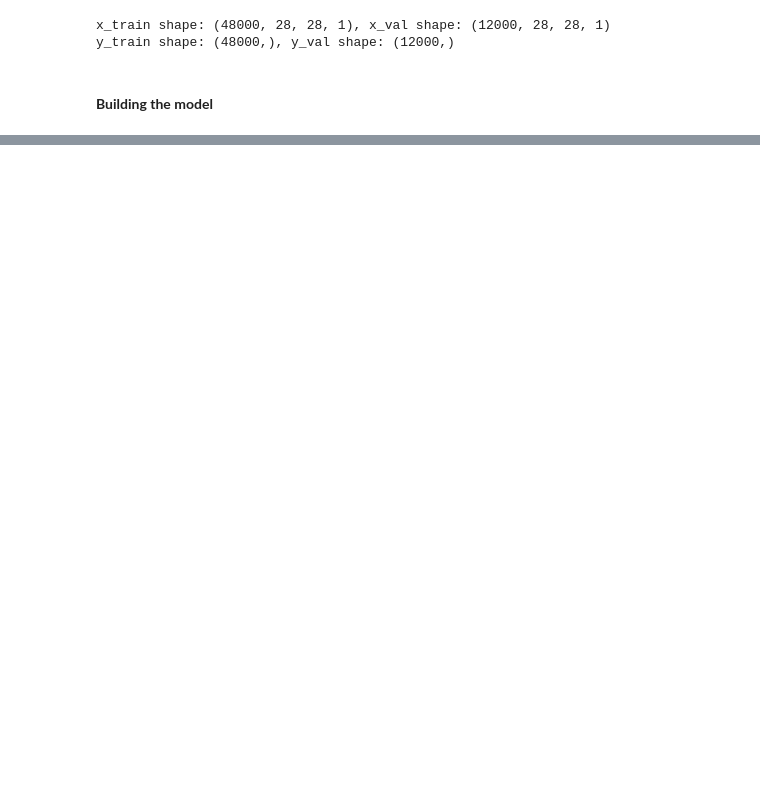
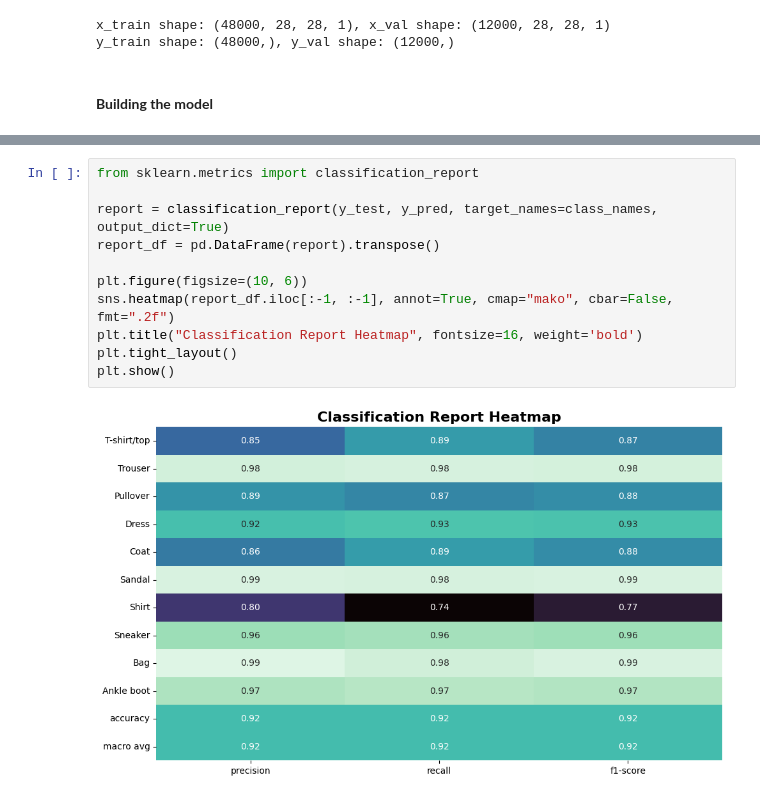
Before and after one commit to samarthsm1100/PICT-Lab, a Jupyter notebook: SEM-8/DL/Fashion.ipynb, the cells around one changed output, grey strips where cells are left out. Saved outputs shown, nothing was run; the diff lists cells and outputs as text; blank space fills up the shorter version.

```diff
--- a/SEM-8/DL/Fashion.ipynb
+++ b/SEM-8/DL/Fashion.ipynb
@@ -212 +221,14 @@ Predicted class for first test image: 9
+# %%
+from sklearn.metrics import classification_report
+
+report = classification_report(y_test, y_pred, target_names=class_names, output_dict=True)
+report_df = pd.DataFrame(report).transpose()
+
+plt.figure(figsize=(10, 6))
+sns.heatmap(report_df.iloc[:-1, :-1], annot=True, cmap="mako", cbar=False, fmt=".2f")
+plt.title("Classification Report Heatmap", fontsize=16, weight='bold')
+plt.tight_layout()
+plt.show()
+# %% [output]
+[figure, added]
 # %%
```
Also changed, not shown: parts of 20 cells of this notebook.
